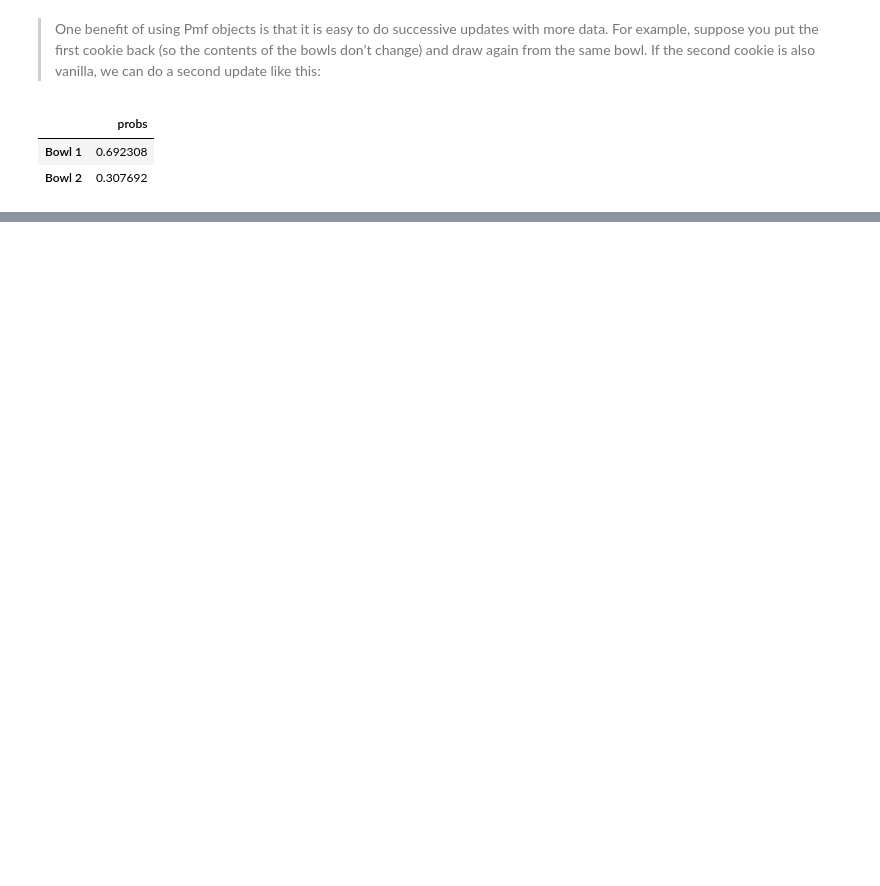
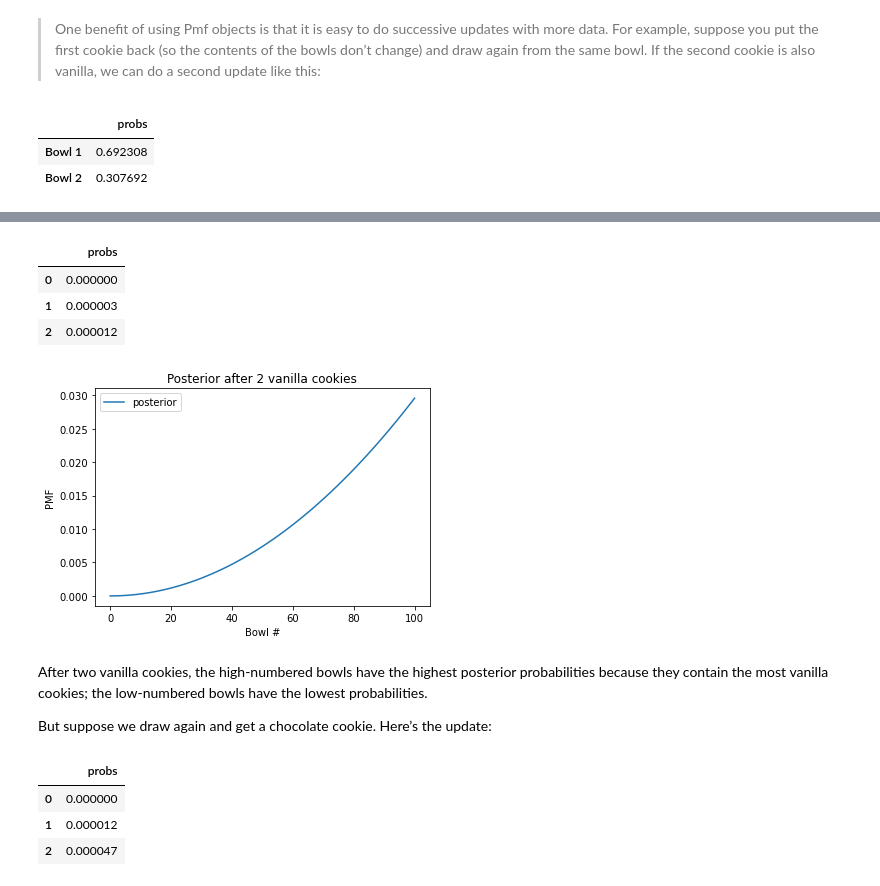
Before and after one commit to ryanorsinger/ThinkBayes2, a Jupyter notebook: chapter_3_distributions.ipynb, the cells around one changed output, grey strips where cells are left out. Cells and saved outputs as stored; diff of their text form; code cells hidden in the pictures; blank space fills up the shorter version.

```diff
--- a/chapter_3_distributions.ipynb
+++ b/chapter_3_distributions.ipynb
@@ -106,0 +205,31 @@ posterior
+# %%
+posterior2 = posterior1 * likelihood_vanilla
+posterior2.normalize()
+posterior2.head()
+# %% [output]
+|  | probs |
+| 0 | 0.000000 |
+| 1 | 0.000003 |
+| 2 | 0.000012 |
+# %%
+plt.title("Posterior after 2 vanilla cookies")
+plt.ylabel("PMF")
+plt.xlabel("Bowl #")
+plt.plot(posterior2, label="posterior");
+plt.legend();
+# %% [output]
+[figure, added]
+# %% [markdown]
+After two vanilla cookies, the high-numbered bowls have the highest posterior probabilities because they contain the most vanilla cookies; the low-numbered bowls have the lowest probabilities.
+
+But suppose we draw again and get a chocolate cookie. Here’s the update:
+# %%
+likelihood_chocolate = 1 - hypos/100
+posterior3 = posterior2 * likelihood_chocolate
+posterior3.normalize()
+posterior3.head()
+# %% [output]
+|  | probs |
+| 0 | 0.000000 |
+| 1 | 0.000012 |
+| 2 | 0.000047 |
```
Also changed, not shown: parts of 27 cells of this notebook.
